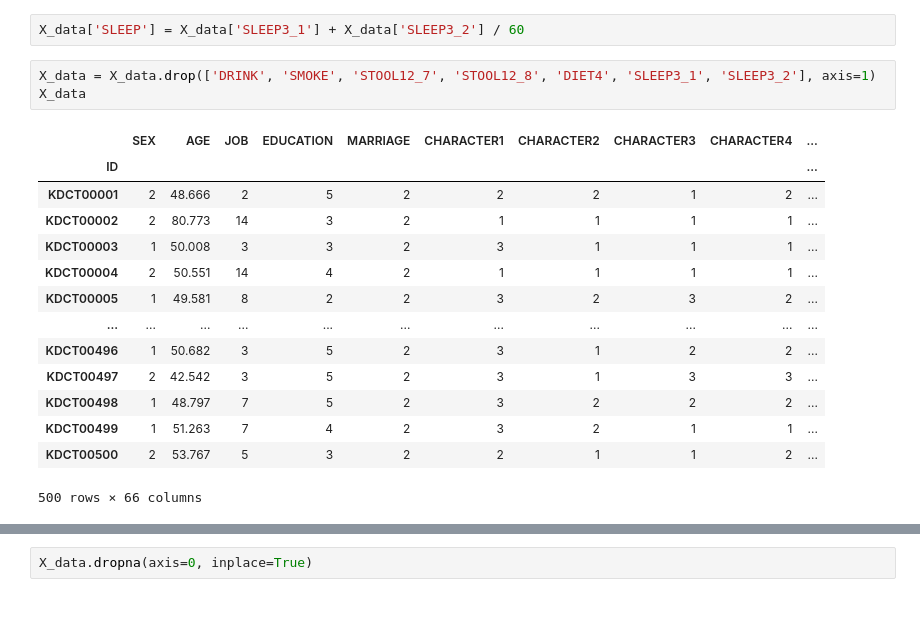
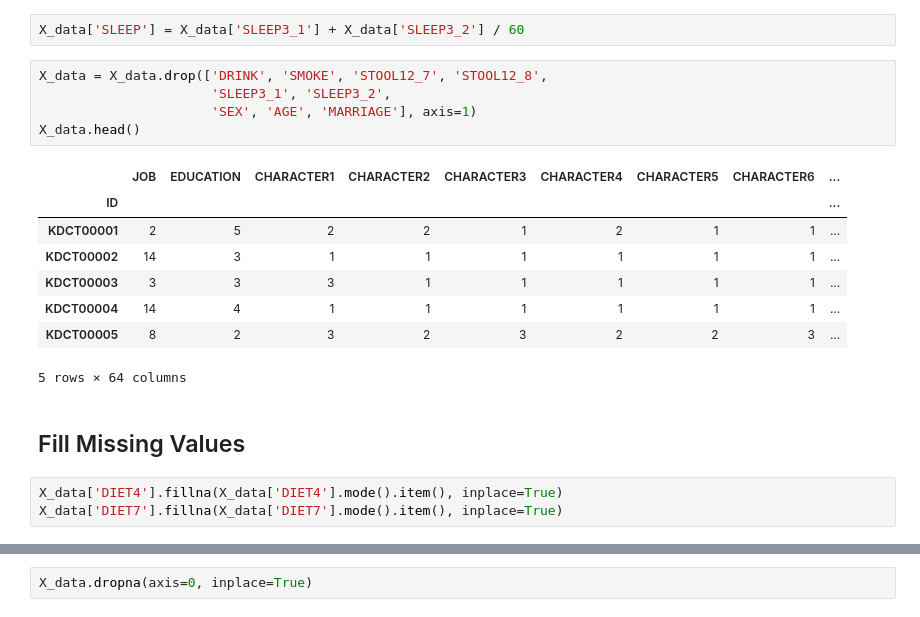
Before and after one commit to kimsunghun00/hanbang, a Jupyter notebook: 한방통계.ipynb, the cells around one changed output, grey strips where cells are left out. Cells and saved outputs as stored; diff of their text form.

```diff
--- a/한방통계.ipynb
+++ b/한방통계.ipynb
@@ -42,20 +42,21 @@ dtype: int64
 # %%
 X_data['SLEEP'] = X_data['SLEEP3_1'] + X_data['SLEEP3_2'] / 60
 # %%
-X_data = X_data.drop(['DRINK', 'SMOKE', 'STOOL12_7', 'STOOL12_8', 'DIET4', 'SLEEP3_1', 'SLEEP3_2'], axis=1)
-X_data
+X_data = X_data.drop(['DRINK', 'SMOKE', 'STOOL12_7', 'STOOL12_8',
+                      'SLEEP3_1', 'SLEEP3_2',
+                      'SEX', 'AGE', 'MARRIAGE'], axis=1)
+X_data.head()
 # %% [output]
-|  | SEX | AGE | JOB | EDUCATION | MARRIAGE | CHARACTER1 | CHARACTER2 | CHARACTER3 | CHARACTER4 | ... |
-| ID |  |  |  |  |  |  |  |  |  | ... |
-| KDCT00001 | 2 | 48.666 | 2 | 5 | 2 | 2 | 2 | 1 | 2 | ... |
-| KDCT00002 | 2 | 80.773 | 14 | 3 | 2 | 1 | 1 | 1 | 1 | ... |
-| KDCT00003 | 1 | 50.008 | 3 | 3 | 2 | 3 | 1 | 1 | 1 | ... |
-| KDCT00004 | 2 | 50.551 | 14 | 4 | 2 | 1 | 1 | 1 | 1 | ... |
-| KDCT00005 | 1 | 49.581 | 8 | 2 | 2 | 3 | 2 | 3 | 2 | ... |
-| ... | ... | ... | ... | ... | ... | ... | ... | ... | ... | ... |
-| KDCT00496 | 1 | 50.682 | 3 | 5 | 2 | 3 | 1 | 2 | 2 | ... |
-| KDCT00497 | 2 | 42.542 | 3 | 5 | 2 | 3 | 1 | 3 | 3 | ... |
-| KDCT00498 | 1 | 48.797 | 7 | 5 | 2 | 3 | 2 | 2 | 2 | ... |
-| KDCT00499 | 1 | 51.263 | 7 | 4 | 2 | 3 | 2 | 1 | 1 | ... |
-| KDCT00500 | 2 | 53.767 | 5 | 3 | 2 | 2 | 1 | 1 | 2 | ... |
+|  | JOB | EDUCATION | CHARACTER1 | CHARACTER2 | CHARACTER3 | CHARACTER4 | CHARACTER5 | CHARACTER6 | ... |
+| ID |  |  |  |  |  |  |  |  | ... |
+| KDCT00001 | 2 | 5 | 2 | 2 | 1 | 2 | 1 | 1 | ... |
+| KDCT00002 | 14 | 3 | 1 | 1 | 1 | 1 | 1 | 1 | ... |
+| KDCT00003 | 3 | 3 | 3 | 1 | 1 | 1 | 1 | 1 | ... |
+| KDCT00004 | 14 | 4 | 1 | 1 | 1 | 1 | 1 | 1 | ... |
+| KDCT00005 | 8 | 2 | 3 | 2 | 3 | 2 | 2 | 3 | ... |
-500 rows × 66 columns
+5 rows × 64 columns
+# %% [markdown]
+## Fill Missing Values
+# %%
+X_data['DIET4'].fillna(X_data['DIET4'].mode().item(), inplace=True)
+X_data['DIET7'].fillna(X_data['DIET7'].mode().item(), inplace=True)
```
Also changed, not shown: parts of 62 cells of this notebook.
